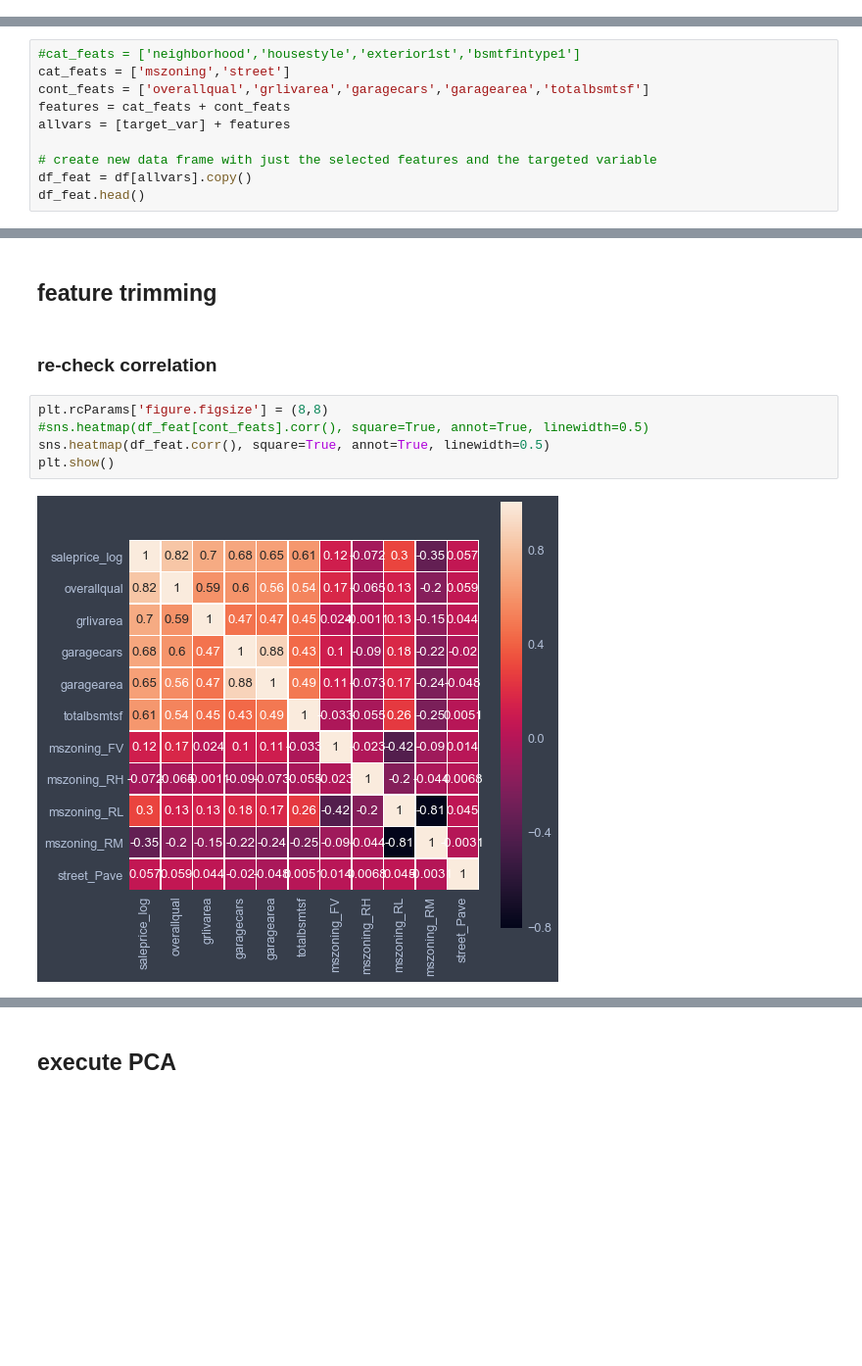
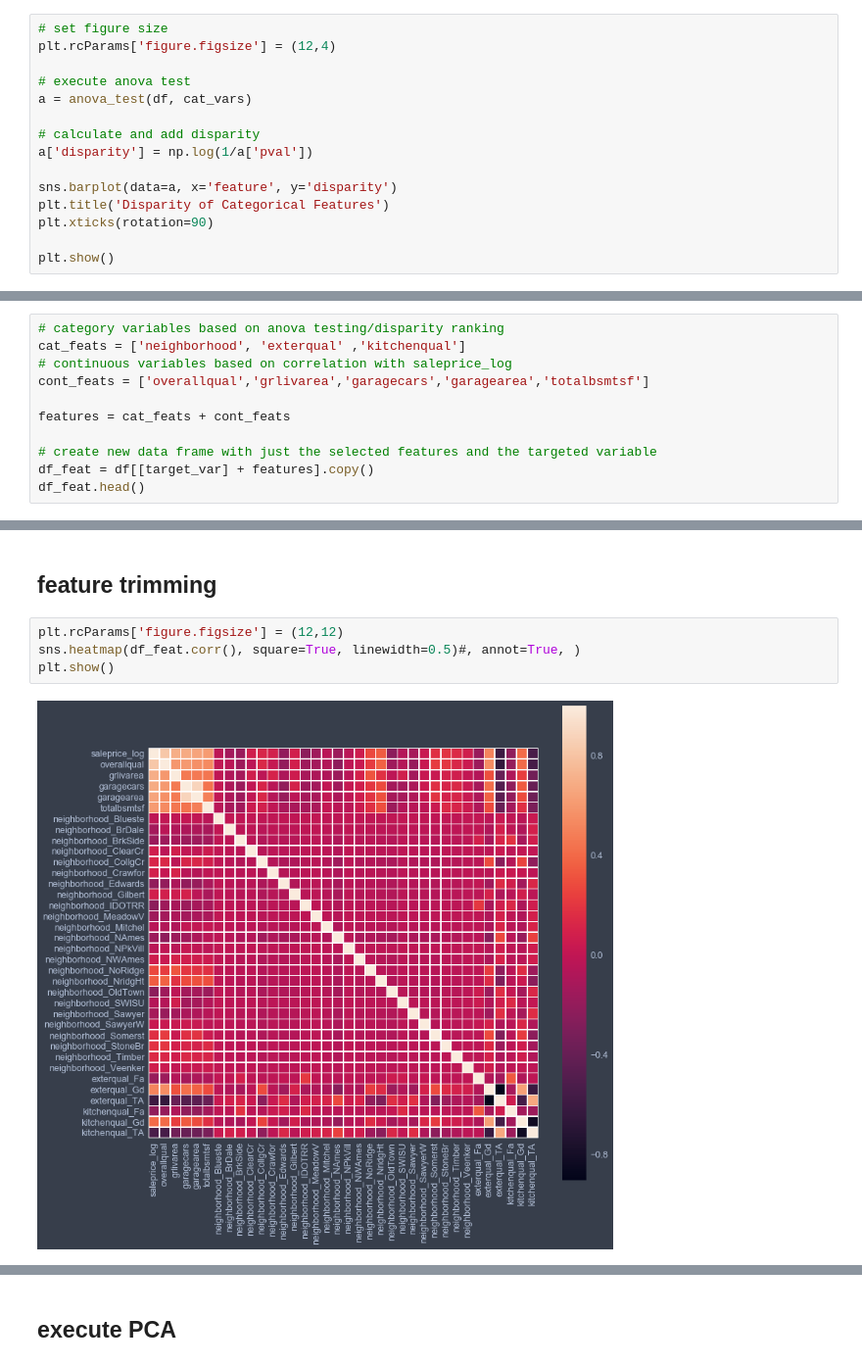
Before and after one commit to madxdimac/housing_prices_regression, a Jupyter notebook: housing_prices_regression.ipynb, the cells around one changed output, grey strips where cells are left out. Shown at 98% size. Cells and saved outputs as stored; diff of their text form; blank space fills up the shorter version.

```diff
--- a/housing_prices_regression.ipynb
+++ b/housing_prices_regression.ipynb
@@ -231,0 +299,15 @@ plt.show()
+# %%
+# set figure size
+plt.rcParams['figure.figsize'] = (12,4)
+
+# execute anova test
+a = anova_test(df, cat_vars)
+
+# calculate and add disparity
+a['disparity'] = np.log(1/a['pval'])
+
+sns.barplot(data=a, x='feature', y='disparity')
+plt.title('Disparity of Categorical Features')
+plt.xticks(rotation=90)
+
+plt.show()
@@ -314,13 +400,14 @@ plt.show()
 # %% [markdown]
 ## feature selection
 # %%
-#cat_feats = ['neighborhood','housestyle','exterior1st','bsmtfintype1']
-cat_feats = ['mszoning','street']
+# category variables based on anova testing/disparity ranking
+cat_feats = ['neighborhood', 'exterqual' ,'kitchenqual']
+# continuous variables based on correlation with saleprice_log
 cont_feats = ['overallqual','grlivarea','garagecars','garagearea','totalbsmtsf']
+
 features = cat_feats + cont_feats
-allvars = [target_var] + features
 
 # create new data frame with just the selected features and the targeted variable
-df_feat = df[allvars].copy()
+df_feat = df[[target_var] + features].copy()
 df_feat.head()
 # %% [output]
@@ -355,14 +443,11 @@ df_feat.head()
 # %% [markdown]
 ## feature trimming
-# %% [markdown]
-### re-check correlation
 # %%
-plt.rcParams['figure.figsize'] = (8,8)
-#sns.heatmap(df_feat[cont_feats].corr(), square=True, annot=True, linewidth=0.5)
-sns.heatmap(df_feat.corr(), square=True, annot=True, linewidth=0.5)
+plt.rcParams['figure.figsize'] = (12,12)
+sns.heatmap(df_feat.corr(), square=True, linewidth=0.5)#, annot=True, )
 plt.show()
 # %% [output]
-[figure, old version]
+[figure, new version]
 # %%
 df_feat.corrwith(df_feat.saleprice_log).sort_values(ascending=False)
 # %% [output]
```
Also changed, not shown: parts of 29 cells of this notebook.
